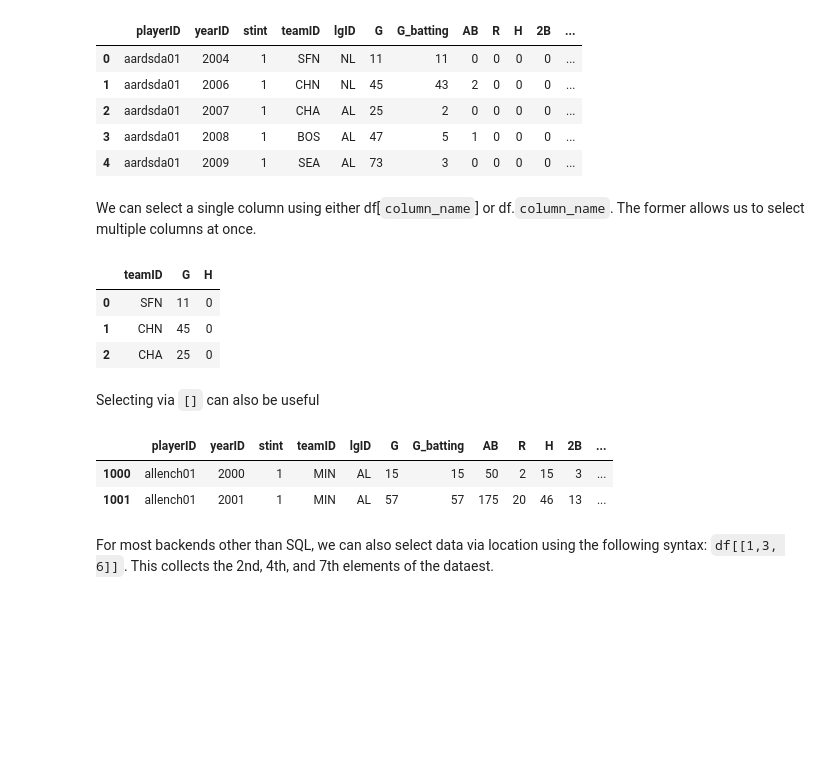
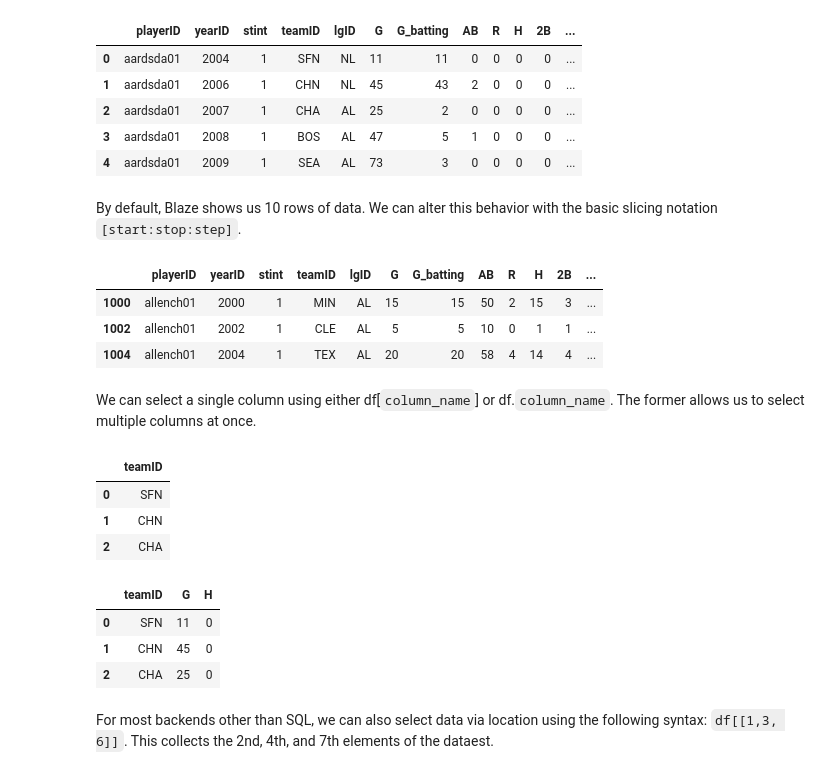
Before and after one commit to Will-So/B, a Jupyter notebook: 10 Minutes Blaze.ipynb, the cells around one changed output. Cells and saved outputs as stored; diff of their text form; code cells hidden in the pictures; blank space fills up the shorter version.

```diff
--- a/10 Minutes Blaze.ipynb
+++ b/10 Minutes Blaze.ipynb
@@ -107,8 +107,24 @@ df.head(5)
 | 2 | aardsda01 | 2007 | 1 | CHA | AL | 25 | 2 | 0 | 0 | 0 | 0 | ... |
 | 3 | aardsda01 | 2008 | 1 | BOS | AL | 47 | 5 | 1 | 0 | 0 | 0 | ... |
 | 4 | aardsda01 | 2009 | 1 | SEA | AL | 73 | 3 | 0 | 0 | 0 | 0 | ... |
+# %% [markdown]
+By default, Blaze shows us 10 rows of data. We can alter this behavior with the basic slicing notation `[start:stop:step]`.
+# %%
+df[1000:1006:2]
+# %% [output]
+|  | playerID | yearID | stint | teamID | lgID | G | G_batting | AB | R | H | 2B | ... |
+| 1000 | allench01 | 2000 | 1 | MIN | AL | 15 | 15 | 50 | 2 | 15 | 3 | ... |
+| 1002 | allench01 | 2002 | 1 | CLE | AL | 5 | 5 | 10 | 0 | 1 | 1 | ... |
+| 1004 | allench01 | 2004 | 1 | TEX | AL | 20 | 20 | 58 | 4 | 14 | 4 | ... |
 # %% [markdown]
 We can select a single column using either df[`column_name`] or df.`column_name`. The former allows us to select multiple columns at once.
+# %%
+df['teamID'].head(3)
+# %% [output]
+|  | teamID |
+| 0 | SFN |
+| 1 | CHN |
+| 2 | CHA |
 # %%
 df[['teamID', 'G', 'H']][:3]
 # %% [output]
@@ -116,14 +132,6 @@ df[['teamID', 'G', 'H']][:3]
 | 0 | SFN | 11 | 0 |
 | 1 | CHN | 45 | 0 |
 | 2 | CHA | 25 | 0 |
-# %% [markdown]
-Selecting via `[]` can also be useful
-# %%
-df[1000:1002]
-# %% [output]
-|  | playerID | yearID | stint | teamID | lgID | G | G_batting | AB | R | H | 2B | ... |
-| 1000 | allench01 | 2000 | 1 | MIN | AL | 15 | 15 | 50 | 2 | 15 | 3 | ... |
-| 1001 | allench01 | 2001 | 1 | MIN | AL | 57 | 57 | 175 | 20 | 46 | 13 | ... |
 # %% [markdown]
 For most backends other than SQL, we can also select data via location using the following syntax: `df[[1,3, 6]]`. This collects the 2nd, 4th, and 7th elements of the dataest.
 # %%
```
Also changed, not shown: parts of 26 cells of this notebook.
